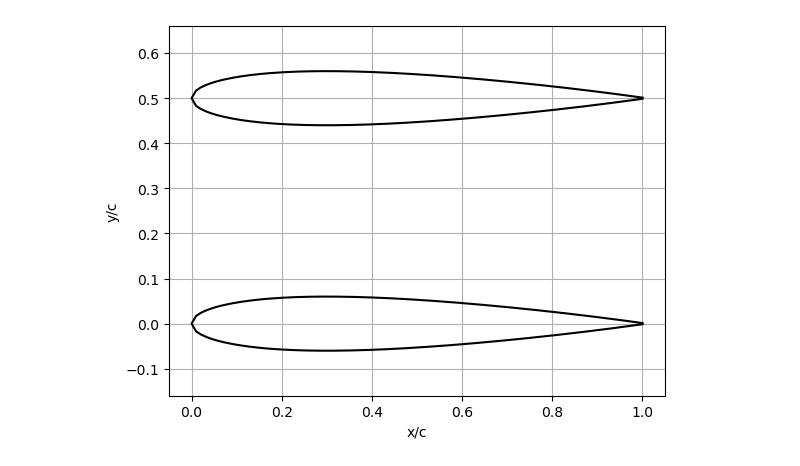
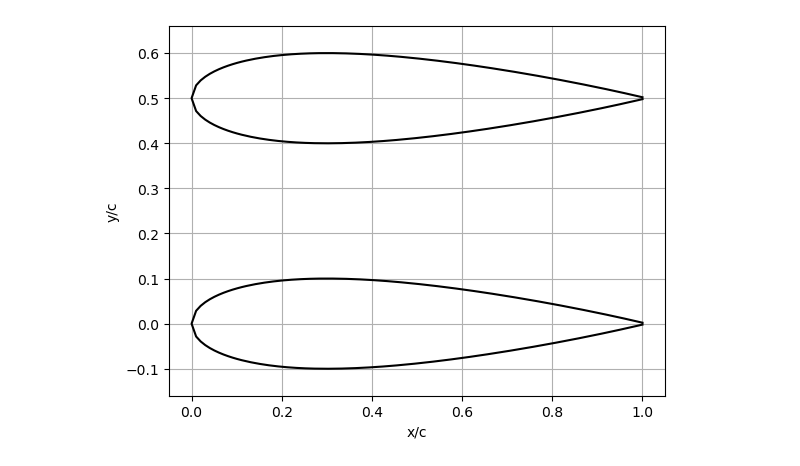
Before and after one commit to pilipb/DP5-code, a Jupyter notebook: testing_foil.ipynb, the cells around one changed output. Saved outputs shown, nothing was run; the diff lists cells and outputs as text; code cells hidden in the pictures.

```diff
--- a/testing_foil.ipynb
+++ b/testing_foil.ipynb
@@ -1,25 +1,26 @@
 # %%
 from aerofoil import *
 from matplotlib import pyplot as plt
 
-width = 0.5
+turbine_width = 0.5
+foil_width = 0.2
 
 # Create a NACA 0012 aerofoil
-x,y = foil(0.12)
+x,y = foil(foil_width)
 
 # create a second aerofoil
-x2,y2 = foil(0.12)
-y2 = y2 + width
+x2,y2 = foil(foil_width)
+y2 = y2 + turbine_width
 
 # Plot the aerofoil
 plt.plot(x,y,'k-')
 plt.plot(x2,y2,'k-')
 plt.axis('equal')
 plt.xlabel('x/c')
 plt.ylabel('y/c')
 plt.grid()
 # %% [output]
-[figure, old version]
+[figure, new version]
 # %%
 import numpy as np
 
```
Also changed, not shown: parts of 4 cells of this notebook, 1 other file.
